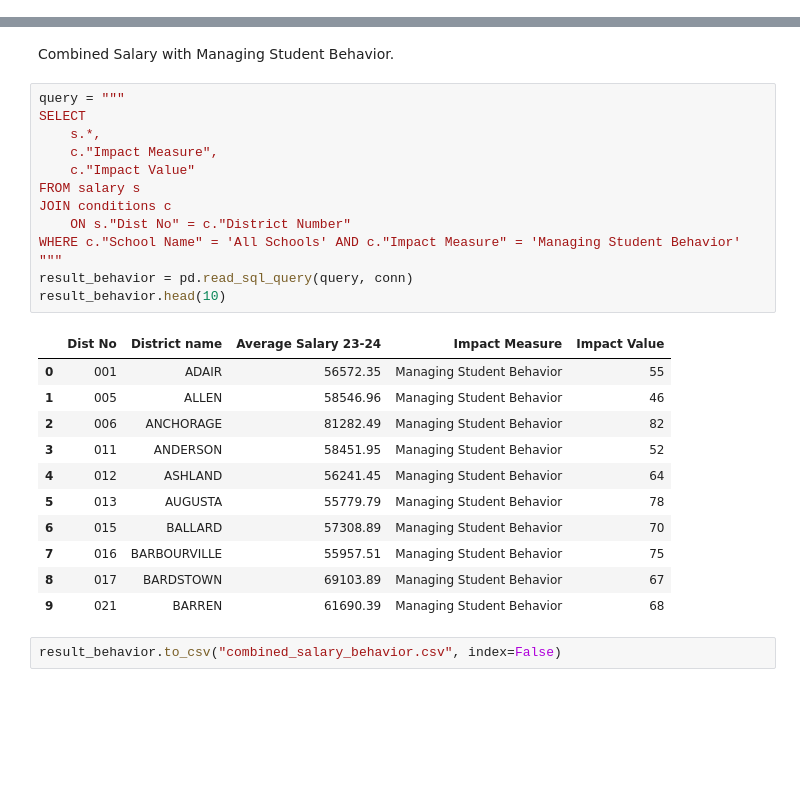
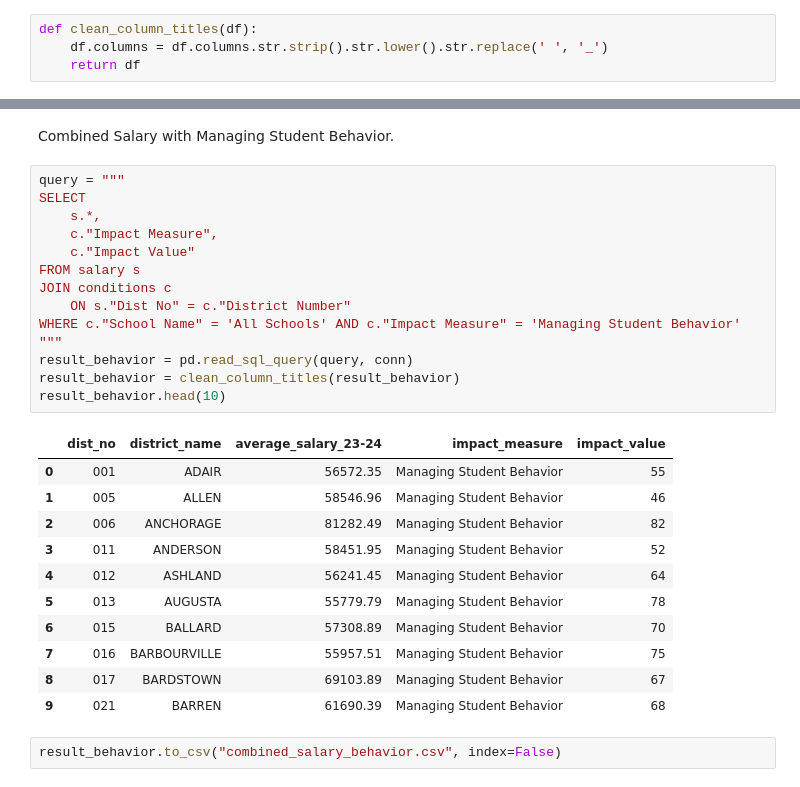
Before and after one commit to LucyHCollins/Teacher_Turnover, a Jupyter notebook: Teacher_Turnover.ipynb, the cells around one changed output, grey strips where cells are left out. Drawn from its saved outputs; the diff is of its cells as text; blank space fills up the shorter version.

```diff
--- a/Teacher_Turnover.ipynb
+++ b/Teacher_Turnover.ipynb
@@ -82,0 +85,4 @@ df1.describe(
+# %%
+def clean_column_titles(df):
+    df.columns = df.columns.str.strip().str.lower().str.replace(' ', '_')
+    return df
@@ -314,18 +348,19 @@ Combined Salary with Managing Student Behavior.
 # %%
 query = """
 SELECT
     s.*,
     c."Impact Measure",
     c."Impact Value"
 FROM salary s
 JOIN conditions c
     ON s."Dist No" = c."District Number"
 WHERE c."School Name" = 'All Schools' AND c."Impact Measure" = 'Managing Student Behavior'
 """
 result_behavior = pd.read_sql_query(query, conn)
+result_behavior = clean_column_titles(result_behavior)
 result_behavior.head(10)
 # %% [output]
-|  | Dist No | District name | Average Salary 23-24 | Impact Measure | Impact Value |
+|  | dist_no | district_name | average_salary_23-24 | impact_measure | impact_value |
 | 0 | 001 | ADAIR | 56572.35 | Managing Student Behavior | 55 |
 | 1 | 005 | ALLEN | 58546.96 | Managing Student Behavior | 46 |
 | 2 | 006 | ANCHORAGE | 81282.49 | Managing Student Behavior | 82 |
```
Also changed, not shown: parts of 15 cells of this notebook, 1 other file.
